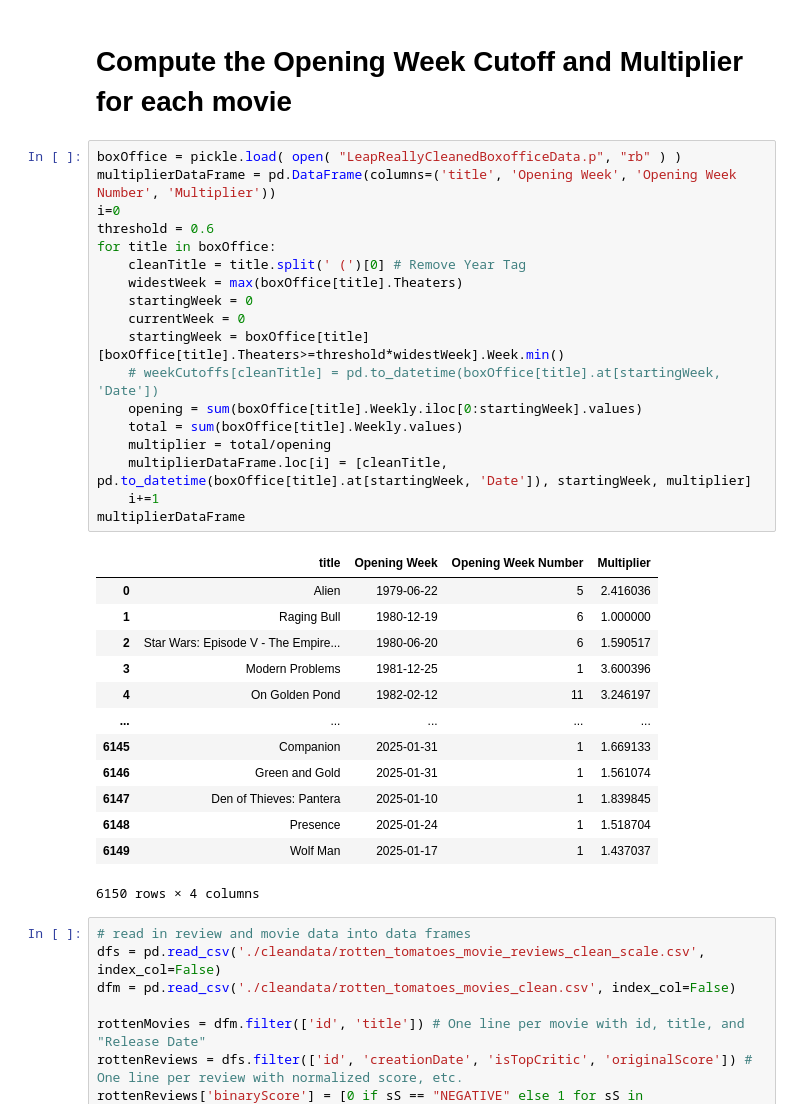
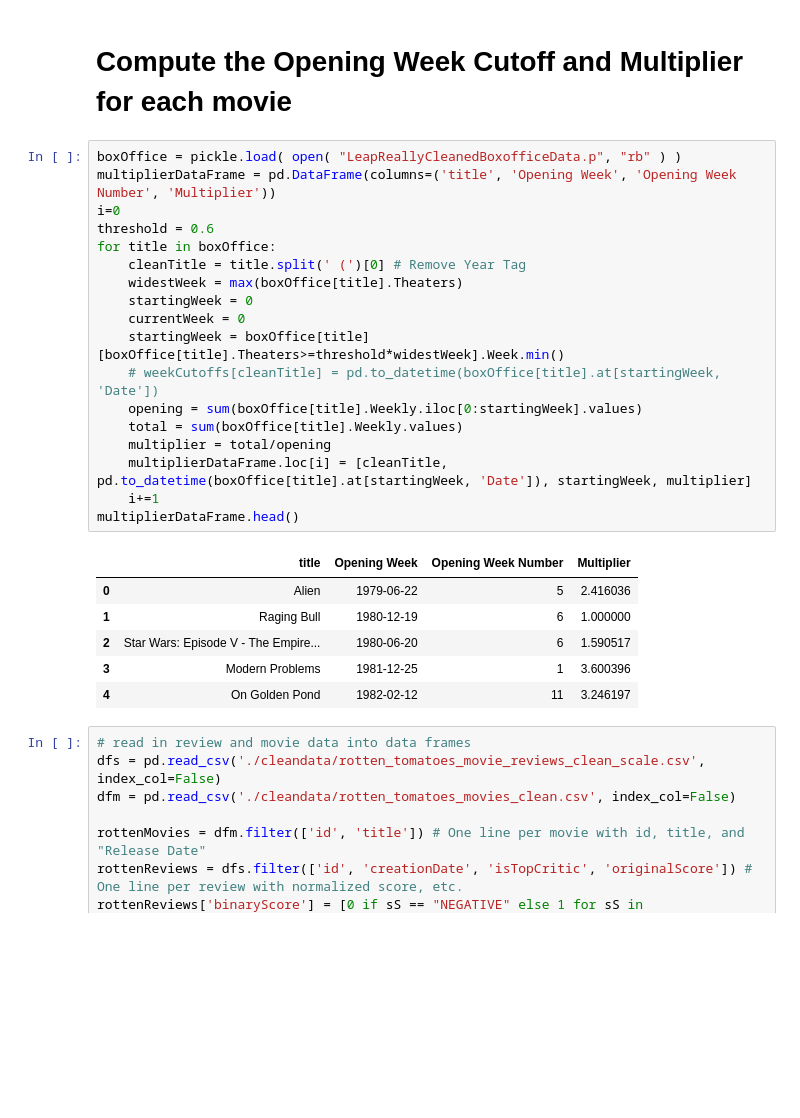
Before and after one commit to wampler77/ReelMetrics, a Jupyter notebook: IntegratingReviewsAndBoxOffice.ipynb, the cells around one changed output. Saved outputs shown, nothing was run; the diff lists cells and outputs as text; blank space fills up the shorter version.

```diff
--- a/IntegratingReviewsAndBoxOffice.ipynb
+++ b/IntegratingReviewsAndBoxOffice.ipynb
@@ -15,35 +15,28 @@ Our next task is to get the "opening" cutoff week for each movie based on the th
 # %%
 boxOffice = pickle.load( open( "LeapReallyCleanedBoxofficeData.p", "rb" ) )
 multiplierDataFrame = pd.DataFrame(columns=('title', 'Opening Week', 'Opening Week Number', 'Multiplier'))
 i=0
 threshold = 0.6
 for title in boxOffice:
     cleanTitle = title.split(' (')[0] # Remove Year Tag
     widestWeek = max(boxOffice[title].Theaters)
     startingWeek = 0
     currentWeek = 0
     startingWeek = boxOffice[title][boxOffice[title].Theaters>=threshold*widestWeek].Week.min()
     # weekCutoffs[cleanTitle] = pd.to_datetime(boxOffice[title].at[startingWeek, 'Date'])
     opening = sum(boxOffice[title].Weekly.iloc[0:startingWeek].values)
     total = sum(boxOffice[title].Weekly.values)
     multiplier = total/opening
     multiplierDataFrame.loc[i] = [cleanTitle, pd.to_datetime(boxOffice[title].at[startingWeek, 'Date']), startingWeek, multiplier]
     i+=1
-multiplierDataFrame
+multiplierDataFrame.head()
 # %% [output]
 |  | title | Opening Week | Opening Week Number | Multiplier |
 | 0 | Alien | 1979-06-22 | 5 | 2.416036 |
 | 1 | Raging Bull | 1980-12-19 | 6 | 1.000000 |
 | 2 | Star Wars: Episode V - The Empire... | 1980-06-20 | 6 | 1.590517 |
 | 3 | Modern Problems | 1981-12-25 | 1 | 3.600396 |
 | 4 | On Golden Pond | 1982-02-12 | 11 | 3.246197 |
-| ... | ... | ... | ... | ... |
-| 6145 | Companion | 2025-01-31 | 1 | 1.669133 |
-| 6146 | Green and Gold | 2025-01-31 | 1 | 1.561074 |
-| 6147 | Den of Thieves: Pantera | 2025-01-10 | 1 | 1.839845 |
-| 6148 | Presence | 2025-01-24 | 1 | 1.518704 |
-| 6149 | Wolf Man | 2025-01-17 | 1 | 1.437037 |
-6150 rows × 4 columns
 # %%
 # read in review and movie data into data frames
 dfs = pd.read_csv('./cleandata/rotten_tomatoes_movie_reviews_clean_scale.csv', index_col=False)
```
Also changed, not shown: parts of 4 cells of this notebook, 1 other file.
